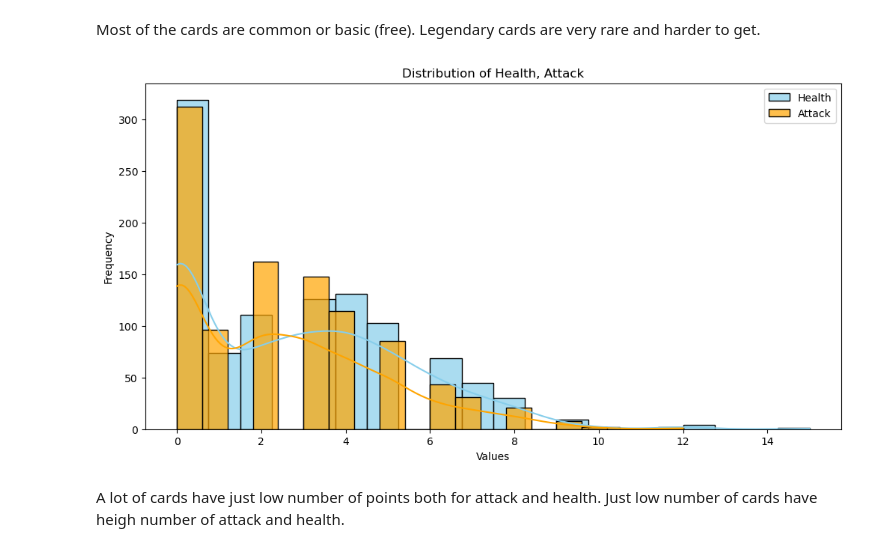
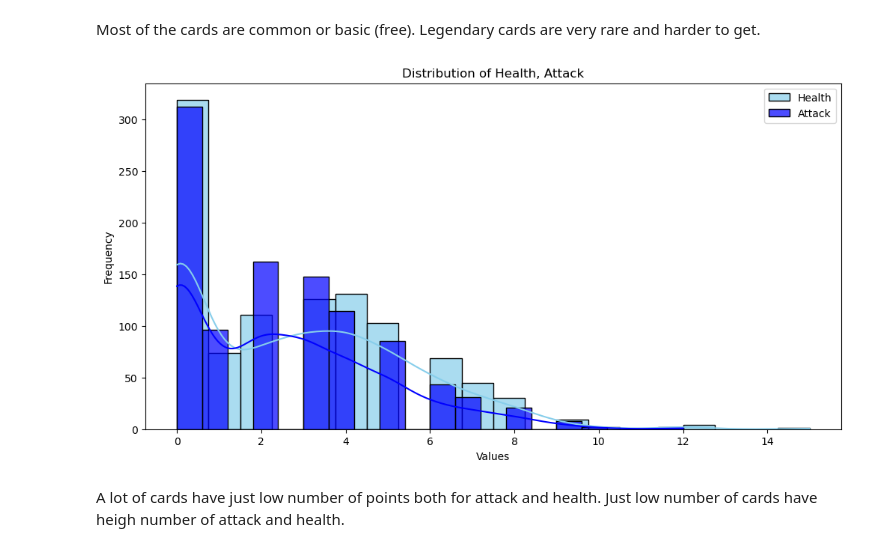
Before and after one commit to Marinasel86/Ironhack-Final-project-Hearthstone-cards-NLP, a Jupyter notebook: card analysis and EDA.ipynb, the cells around one changed output. Cells and saved outputs as stored; diff of their text form; code cells hidden in the pictures.

```diff
--- a/card analysis and EDA.ipynb
+++ b/card analysis and EDA.ipynb
@@ -244,24 +248,24 @@ Most of the cards are common or basic (free). Legendary cards are very rare and
 # %%
 # Set up the figure and axis
 plt.figure(figsize=(12, 6))
 
 # Plot the distribution of health with wider bins
 sns.histplot(cards_cleaned['health'].dropna(), bins=20, kde=True, color='skyblue', label='Health', alpha=0.7)
 
 # Plot the distribution of attack with wider bins
-sns.histplot(cards_cleaned['attack'].dropna(), bins=20, kde=True, color='orange', label='Attack', alpha=0.7)
+sns.histplot(cards_cleaned['attack'].dropna(), bins=20, kde=True, color='blue', label='Attack', alpha=0.7)
 
 
 # Set labels and title
 plt.xlabel('Values')
 plt.ylabel('Frequency')
 plt.title('Distribution of Health, Attack')
 plt.legend()
 
 # Show the plot
 plt.show()
 # %% [output]
-[figure, old version]
+[figure, new version]
 # %% [markdown]
 A lot of cards have just low number of points both for attack and health. Just low number of cards have heigh number of attack and health.
 # %% [markdown]
```
Also changed, not shown: parts of 2 cells of this notebook, 2 other files.
